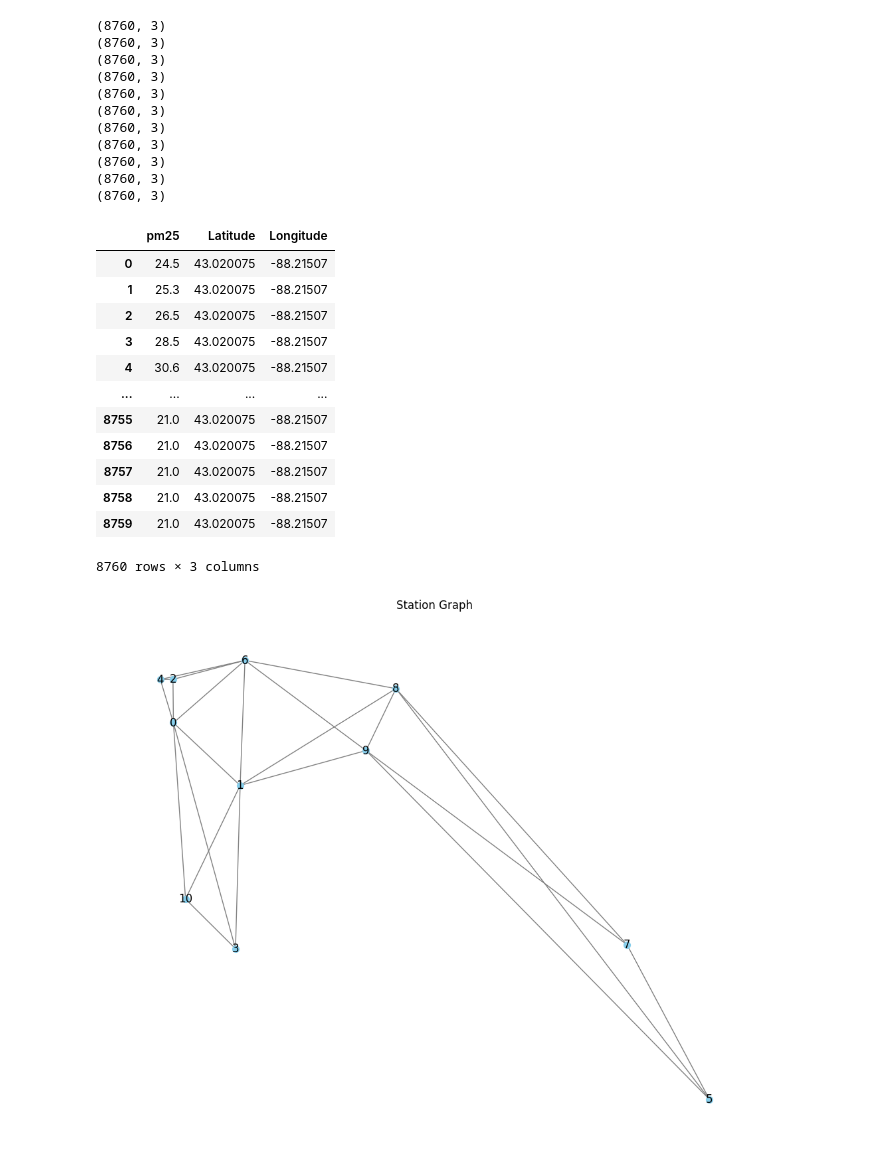
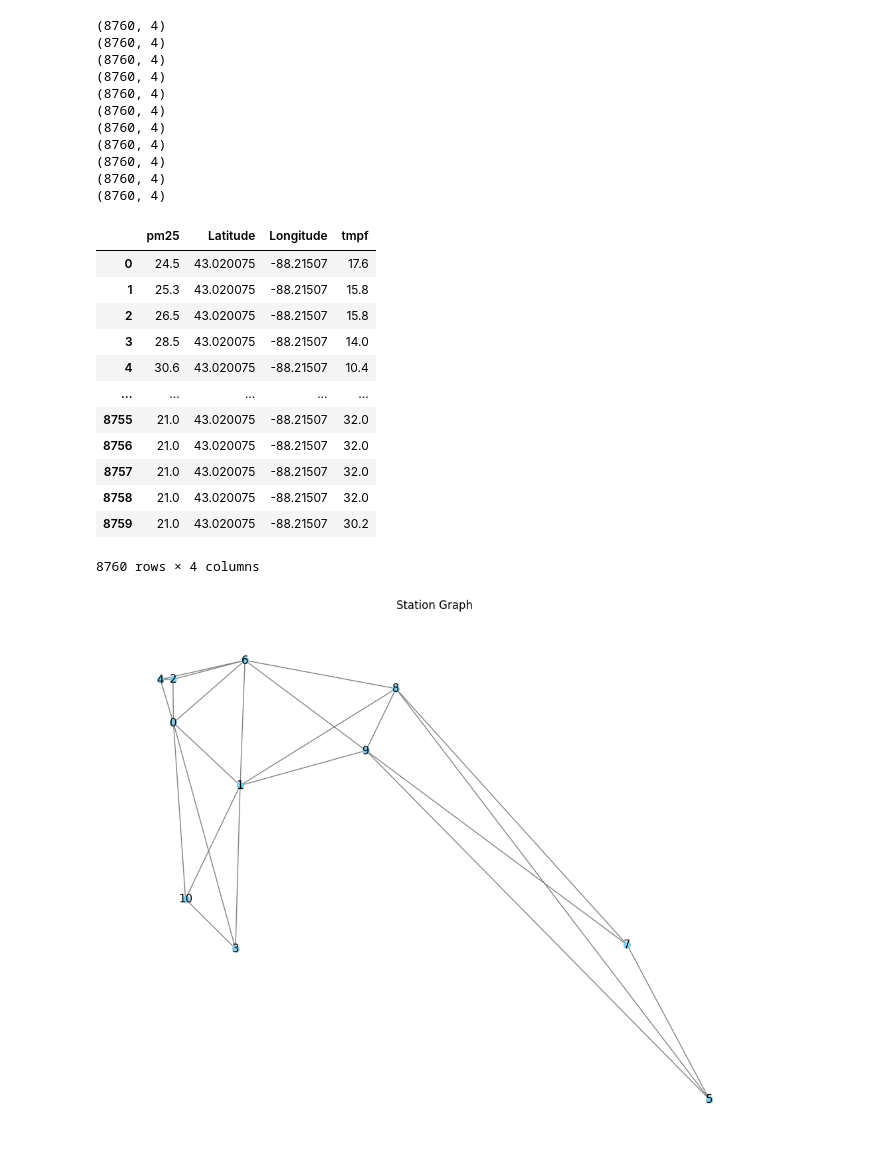
Before and after one commit to b4wolf/NEURALNETS, a Jupyter notebook: working_copy_PMWeather.ipynb, the cells around one changed output. Cells and saved outputs as stored; diff of their text form; code cells hidden in the pictures.

```diff
--- a/working_copy_PMWeather.ipynb
+++ b/working_copy_PMWeather.ipynb
@@ -180,66 +180,58 @@ list1 = pm_lat_lon
 list2 = wet_lat_lon
 
 nearest_neighbors = find_nearest_neighbors(list1, list2)
 
 ########################################################
 # SHOULD ONLY BE RUN ONCE OTHERWISE WILL CREATE PROBLEMS
 ########################################################
 for index, n in enumerate(nearest_neighbors):
   nearest_neighbors[index] = (pm_lat_lon.index(n[0]), wet_lat_lon.index(n[1]), n[2])
   data_frames[nearest_neighbors[index][0]] = pd.concat([data_frames[nearest_neighbors[index][0]], weather_data[list(weather_data.keys())[nearest_neighbors[index][1]]]], axis=1)
 
 # cleaning the dataframe to only get the information we need
 prepped_data_frames = []
 for df in data_frames:
   df = df.drop('Unnamed: 0', axis=1) \
     .drop('latitude', axis=1) \
     .drop('longitude', axis=1) \
-    .drop('tmpf', axis=1) \
+    .drop('Index', axis=1) \
     .drop('dwpf', axis=1) \
     .drop('relh', axis=1) \
     .drop('alti', axis=1) \
     .drop('feel', axis=1) \
     .drop('drct', axis=1) \
     .drop('sknt', axis=1) \
     .drop('vsby', axis=1) \
-    .drop('Index', axis=1) \
     .rename(columns={'Value': 'pm25'})
   print(df.shape)
   prepped_data_frames.append(df)
 
 prepped_data_frames[0]
-#.drop('dwpf', axis=1) \
-#.drop('relh', axis=1) \
-#.drop('alti', axis=1) \
-#.drop('feel', axis=1) \
-#.drop('drct', axis=1) \
-#.drop('sknt', axis=1) \
-#.drop('vsby', axis=1) \
 # %% [output]
-(8760, 3)
-(8760, 3)
-(8760, 3)
-(8760, 3)
-(8760, 3)
-(8760, 3)
-(8760, 3)
-(8760, 3)
-(8760, 3)
-(8760, 3)
-(8760, 3)
+(8760, 4)
+(8760, 4)
+(8760, 4)
+(8760, 4)
+(8760, 4)
+(8760, 4)
+(8760, 4)
+(8760, 4)
+(8760, 4)
+(8760, 4)
+(8760, 4)
-|  | pm25 | Latitude | Longitude |
-| 0 | 24.5 | 43.020075 | -88.21507 |
-| 1 | 25.3 | 43.020075 | -88.21507 |
-| 2 | 26.5 | 43.020075 | -88.21507 |
-| 3 | 28.5 | 43.020075 | -88.21507 |
-| 4 | 30.6 | 43.020075 | -88.21507 |
-| ... | ... | ... | ... |
-| 8755 | 21.0 | 43.020075 | -88.21507 |
-| 8756 | 21.0 | 43.020075 | -88.21507 |
-| 8757 | 21.0 | 43.020075 | -88.21507 |
-| 8758 | 21.0 | 43.020075 | -88.21507 |
-| 8759 | 21.0 | 43.020075 | -88.21507 |
+|  | pm25 | Latitude | Longitude | tmpf |
+| 0 | 24.5 | 43.020075 | -88.21507 | 17.6 |
+| 1 | 25.3 | 43.020075 | -88.21507 | 15.8 |
+| 2 | 26.5 | 43.020075 | -88.21507 | 15.8 |
+| 3 | 28.5 | 43.020075 | -88.21507 | 14.0 |
+| 4 | 30.6 | 43.020075 | -88.21507 | 10.4 |
+| ... | ... | ... | ... | ... |
+| 8755 | 21.0 | 43.020075 | -88.21507 | 32.0 |
+| 8756 | 21.0 | 43.020075 | -88.21507 | 32.0 |
+| 8757 | 21.0 | 43.020075 | -88.21507 | 32.0 |
+| 8758 | 21.0 | 43.020075 | -88.21507 | 32.0 |
+| 8759 | 21.0 | 43.020075 | -88.21507 | 30.2 |
-8760 rows × 3 columns
+8760 rows × 4 columns
 # %%
 #########################################
 # Finds edges between stations
```
Also changed, not shown: parts of 9 cells of this notebook.
